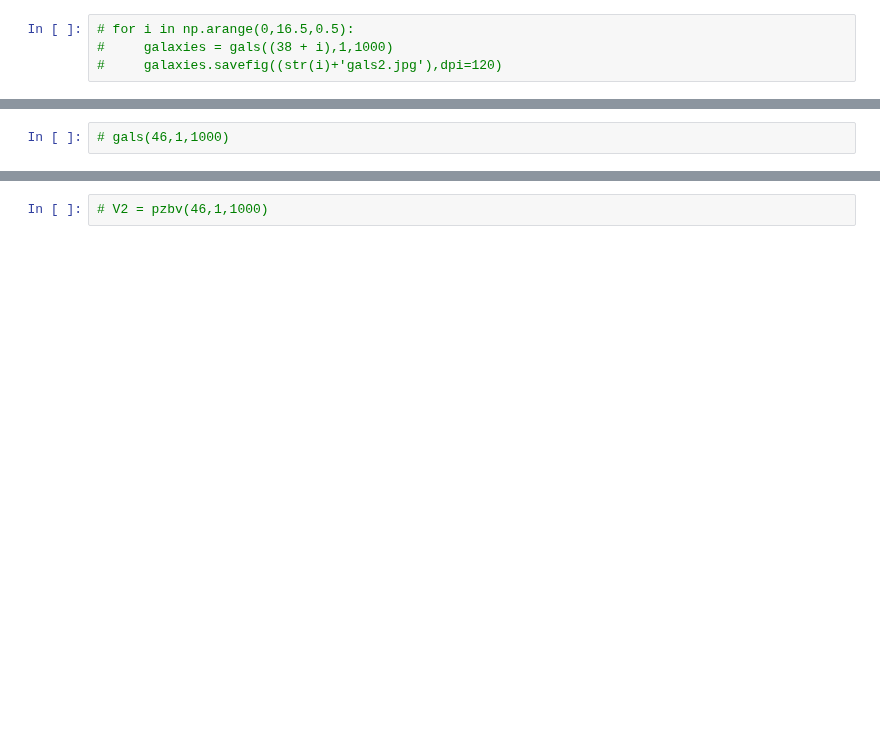
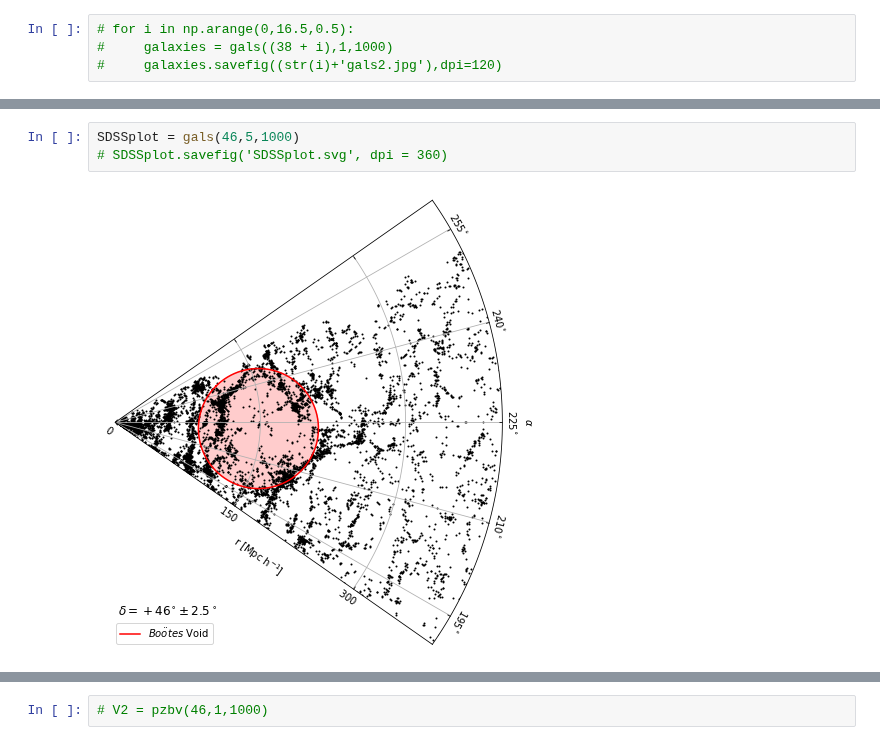
Before and after one commit to DESI-UR/Void_analysis, a Jupyter notebook: nb/Taryn_Lovan/VAST_dec_slices_Bootes.ipynb, the cells around one changed output, grey strips where cells are left out. Cells and saved outputs as stored; diff of their text form; blank space fills up the shorter version.

```diff
--- a/nb/Taryn_Lovan/VAST_dec_slices_Bootes.ipynb
+++ b/nb/Taryn_Lovan/VAST_dec_slices_Bootes.ipynb
@@ -887,5 +916,8 @@ def pKOSS(table, dec, width, npc):
 # %%
-# gals(46,1,1000)
+SDSSplot = gals(46,5,1000)
+# SDSSplot.savefig('SDSSplot.svg', dpi = 360)
+# %% [output]
+[figure, added]
 # %%
 Koss = pKOSS(KOSS87,46,10,1000)
 Koss.savefig('KOSS87.svg', dpi = 360)
```
Also changed, not shown: parts of 4 cells of this notebook.
